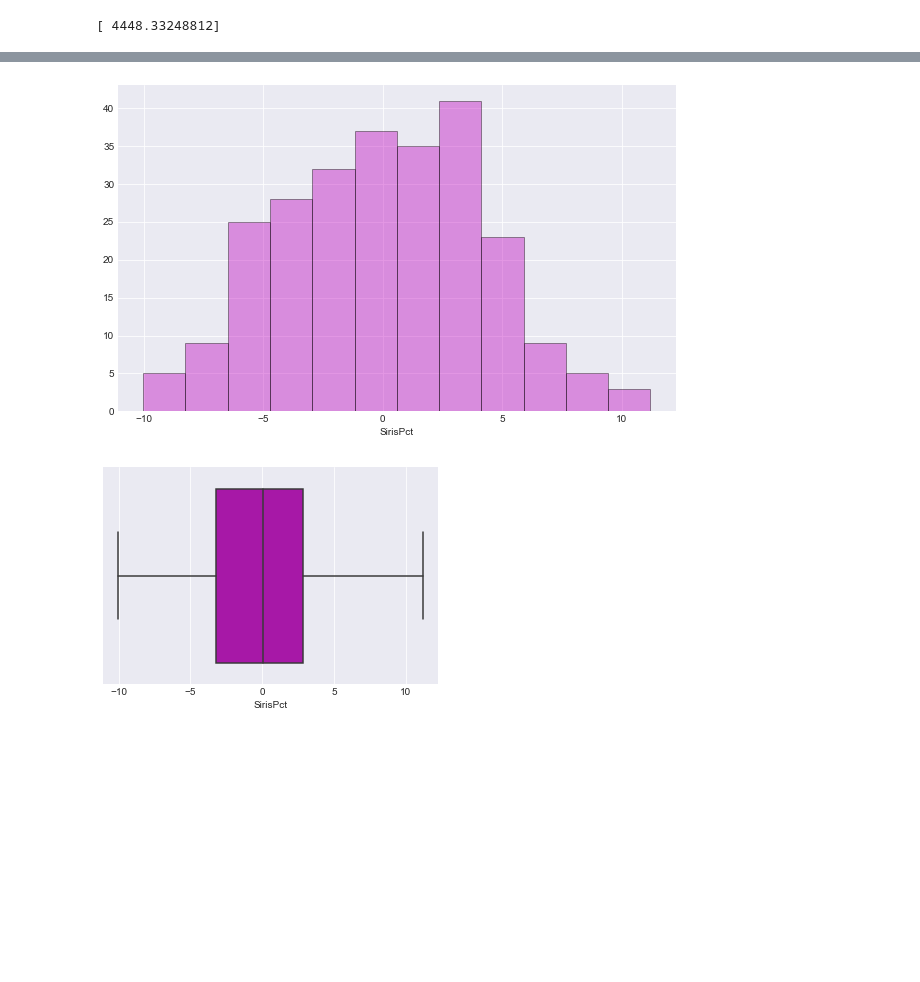
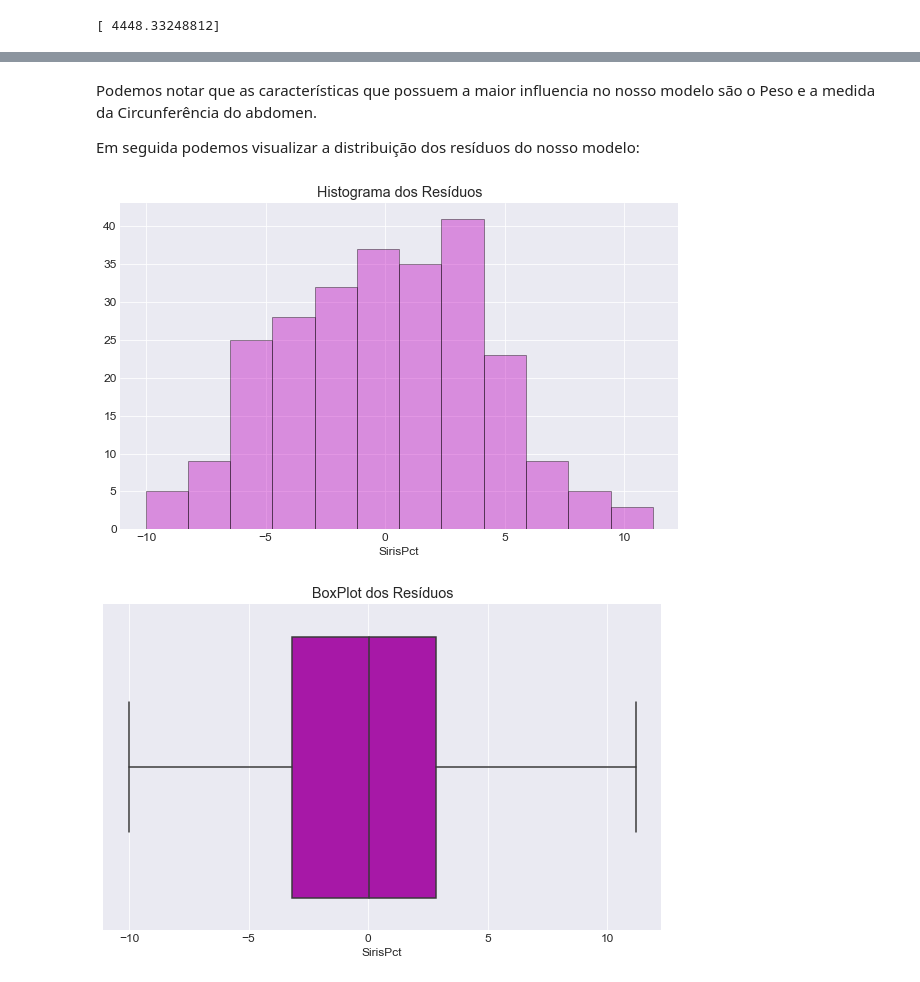
Before and after one commit to mateuspontesm/ICA, a Jupyter notebook: ICA2.ipynb, the cells around one changed output, grey strips where cells are left out. Saved outputs shown, nothing was run; the diff lists cells and outputs as text; code cells hidden in the pictures; blank space fills up the shorter version.

```diff
--- a/ICA2.ipynb
+++ b/ICA2.ipynb
@@ -50,5 +66,6 @@ dfY=df.SirisPct
 Queremos agora visualizar a distribuição de valores das características, o melhor modo de fazer esta visualização é através do boxplot de todas as características para averiguar se existem outliers.
 # %%
+plt.rc('font',size=12)
 sns.set_style(style='darkgrid')
 plt.figure(figsize=[16,10])
 sns.boxplot(data=dfX)
@@ -84,7 +103,12 @@ E avaliando a distribuição dos resíduos
 # %%
 plt.figure(figsize=[10,6])
+plt.rc('font',size=12)
 sns.distplot(resid,kde=False,hist_kws={'edgecolor':'k'},color='c')
+plt.title('Histograma dos Resíduos')
 plt.show()
+plt.figure(figsize=[10,6])
+plt.rc('font',size=12)
 sns.boxplot(resid,color='c')
+plt.title('Boxplot dos Resíduos')
 plt.show()
 # %% [output]
@@ -147,9 +164,18 @@ print(W)
+# %% [markdown]
+Podemos notar que as características que possuem a maior influencia no nosso modelo são o Peso e a medida da Circunferência do abdomen.
+
+Em seguida podemos visualizar a distribuição dos resíduos do nosso modelo:
 # %%
 plt.figure(figsize=[10,6])
+plt.rc('font',size=12)
 sns.distplot(resid,kde=False,hist_kws={'edgecolor':'k'},color='m')
+plt.title('Histograma dos Resíduos')
 plt.show()
+plt.figure(figsize=[10,6])
+plt.rc('font',size=12)
 sns.boxplot(resid,color='m')
+plt.title('BoxPlot dos Resíduos')
 plt.show()
 # %% [output]
-[figure, old version]
+[figure, new version]
-[figure, old version]
+[figure, new version]
```
Also changed, not shown: parts of 26 cells of this notebook, 1 other file.
